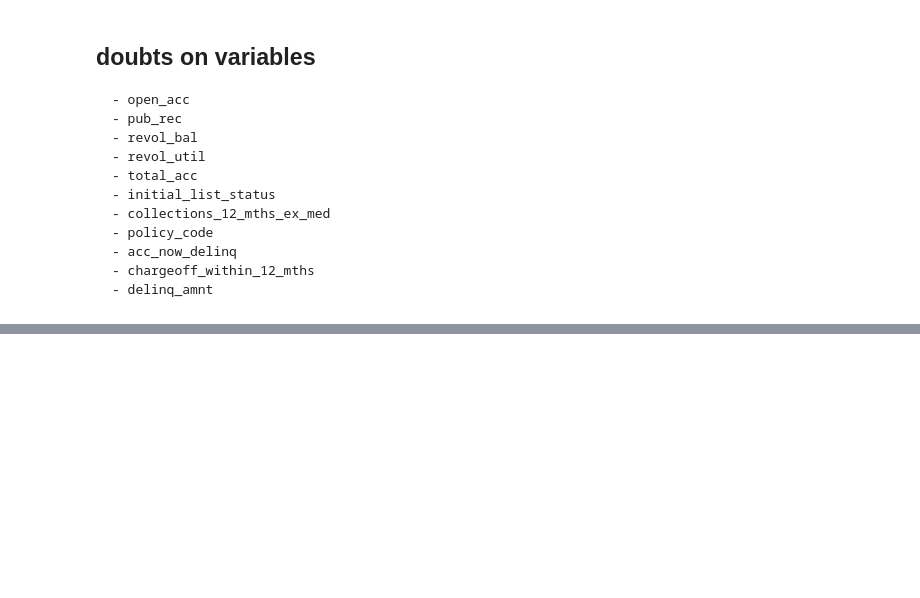
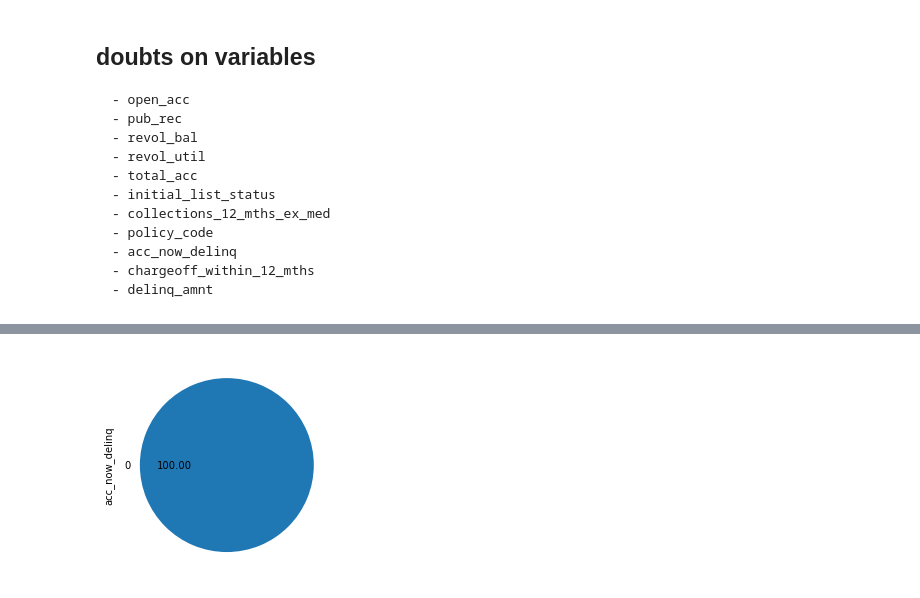
Before and after one commit to Silapada-Hansda/case_study_LG, a Jupyter notebook: Silapada_Hansda.ipynb, the cells around one changed output, grey strips where cells are left out. Drawn from its saved outputs; the diff is of its cells as text; code cells hidden in the pictures; blank space fills up the shorter version.

```diff
--- a/Silapada_Hansda.ipynb
+++ b/Silapada_Hansda.ipynb
@@ -56,0 +170,4 @@ loan_df.shape
+# %%
+zero_NA_percentage(loan_df['acc_now_delinq'])
+# %% [output]
+[figure, added]
```
Also changed, not shown: parts of 25 cells of this notebook.
